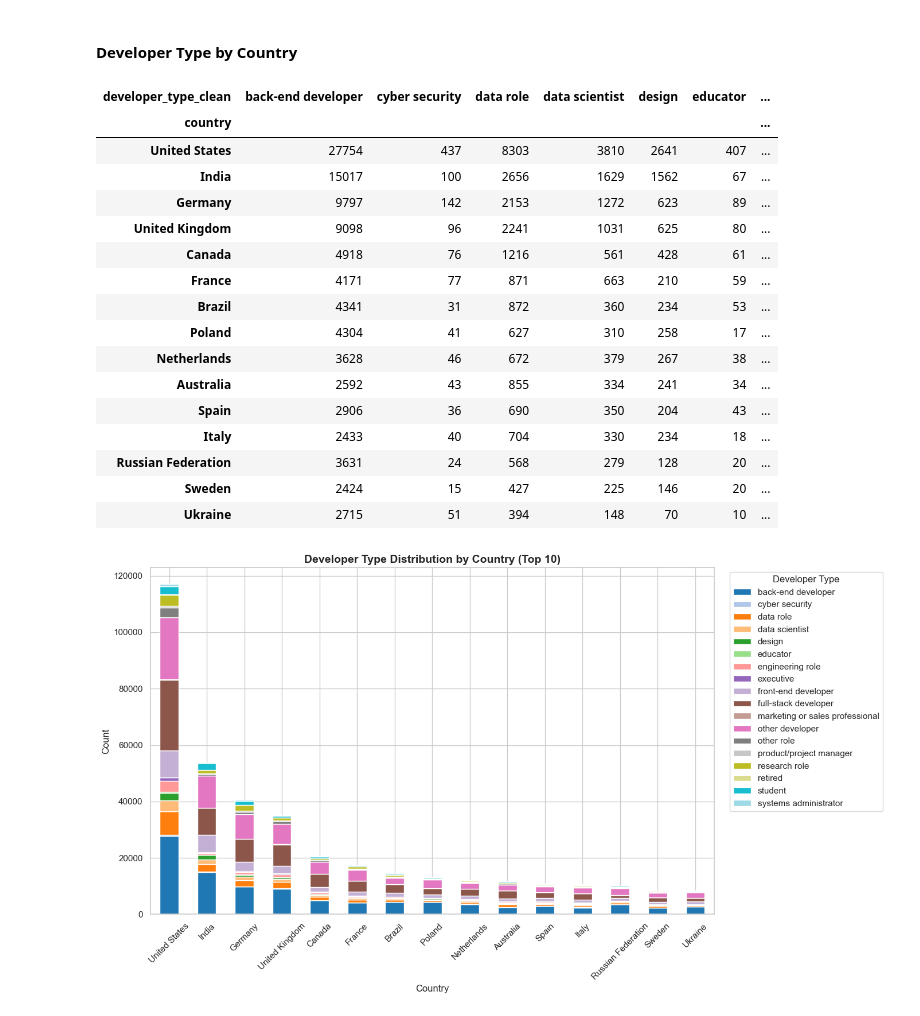
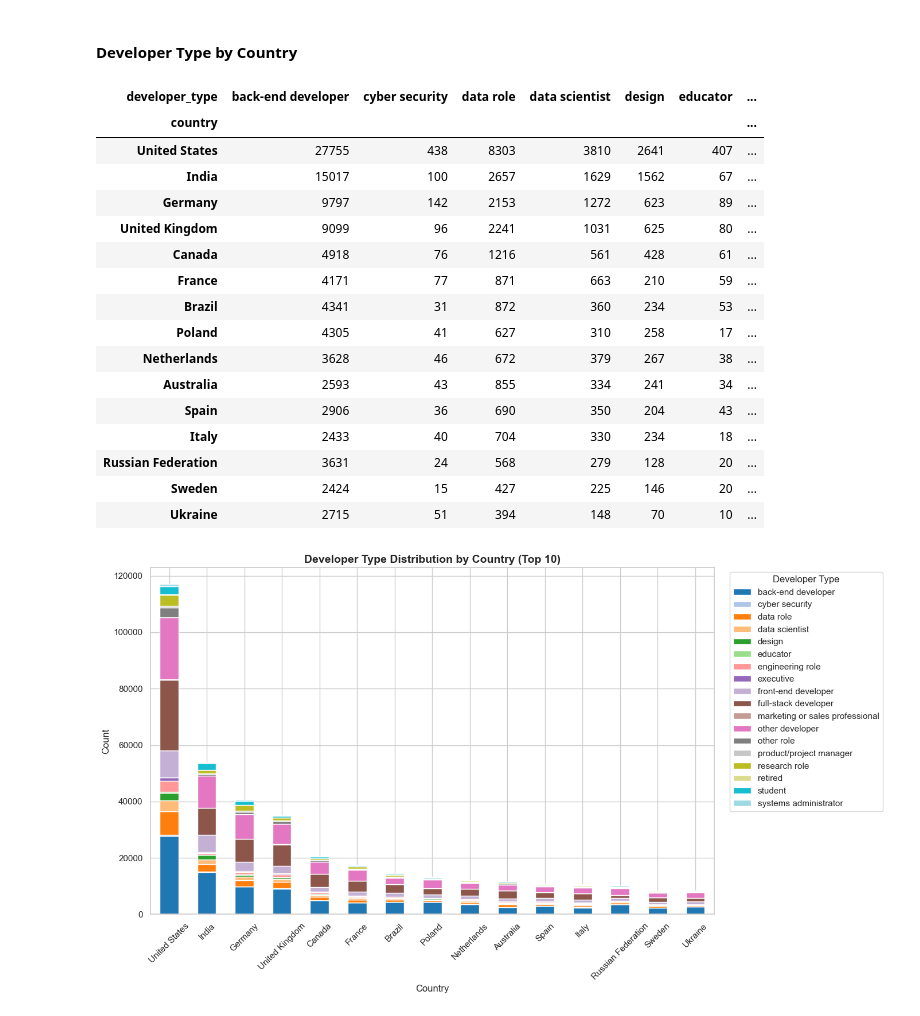
Before and after one commit to chloepar/Stack_Overflow_Survey_Exploration_DSBA6211, a Jupyter notebook: 6211_Final_Project - Data Analysis.ipynb, the cells around one changed output. Drawn from its saved outputs; the diff is of its cells as text; code cells hidden in the pictures.

```diff
--- a/6211_Final_Project - Data Analysis.ipynb
+++ b/6211_Final_Project - Data Analysis.ipynb
@@ -327,34 +328,34 @@ import matplotlib.pyplot as plt
 import seaborn as sns
 # %%
 # Create developer type by country matrix for top countries
-cols = ['country', 'developer_type_clean']
+cols = ['country', 'developer_type']
 df_country_dev = combined_consolidated_df[cols].dropna()
 
 top_countries = df_country_dev['country'].value_counts().head(15).index
 
 # Use same top 10 countries for consistency
 df_country_dev_top = df_country_dev[df_country_dev['country'].isin(top_countries)]
 
 # Create crosstab
-country_dev_matrix = pd.crosstab(df_country_dev_top['country'], df_country_dev_top['developer_type_clean'])
+country_dev_matrix = pd.crosstab(df_country_dev_top['country'], df_country_dev_top['developer_type'])
 
 # Sort by total count (descending)
 country_dev_matrix = country_dev_matrix.loc[country_dev_matrix.sum(axis=1).sort_values(ascending=False).index]
 
 display(country_dev_matrix)
 # %% [output]
-| developer_type_clean | back-end developer | cyber security | data role | data scientist | design | educator | ... |
+| developer_type | back-end developer | cyber security | data role | data scientist | design | educator | ... |
 | country |  |  |  |  |  |  | ... |
-| United States | 27754 | 437 | 8303 | 3810 | 2641 | 407 | ... |
-| India | 15017 | 100 | 2656 | 1629 | 1562 | 67 | ... |
+| United States | 27755 | 438 | 8303 | 3810 | 2641 | 407 | ... |
+| India | 15017 | 100 | 2657 | 1629 | 1562 | 67 | ... |
 | Germany | 9797 | 142 | 2153 | 1272 | 623 | 89 | ... |
-| United Kingdom | 9098 | 96 | 2241 | 1031 | 625 | 80 | ... |
+| United Kingdom | 9099 | 96 | 2241 | 1031 | 625 | 80 | ... |
 | Canada | 4918 | 76 | 1216 | 561 | 428 | 61 | ... |
 | France | 4171 | 77 | 871 | 663 | 210 | 59 | ... |
 | Brazil | 4341 | 31 | 872 | 360 | 234 | 53 | ... |
-| Poland | 4304 | 41 | 627 | 310 | 258 | 17 | ... |
+| Poland | 4305 | 41 | 627 | 310 | 258 | 17 | ... |
 | Netherlands | 3628 | 46 | 672 | 379 | 267 | 38 | ... |
-| Australia | 2592 | 43 | 855 | 334 | 241 | 34 | ... |
+| Australia | 2593 | 43 | 855 | 334 | 241 | 34 | ... |
 | Spain | 2906 | 36 | 690 | 350 | 204 | 43 | ... |
 | Italy | 2433 | 40 | 704 | 330 | 234 | 18 | ... |
 | Russian Federation | 3631 | 24 | 568 | 279 | 128 | 20 | ... |
```
Also changed, not shown: parts of 11 cells of this notebook, 1 other file.
